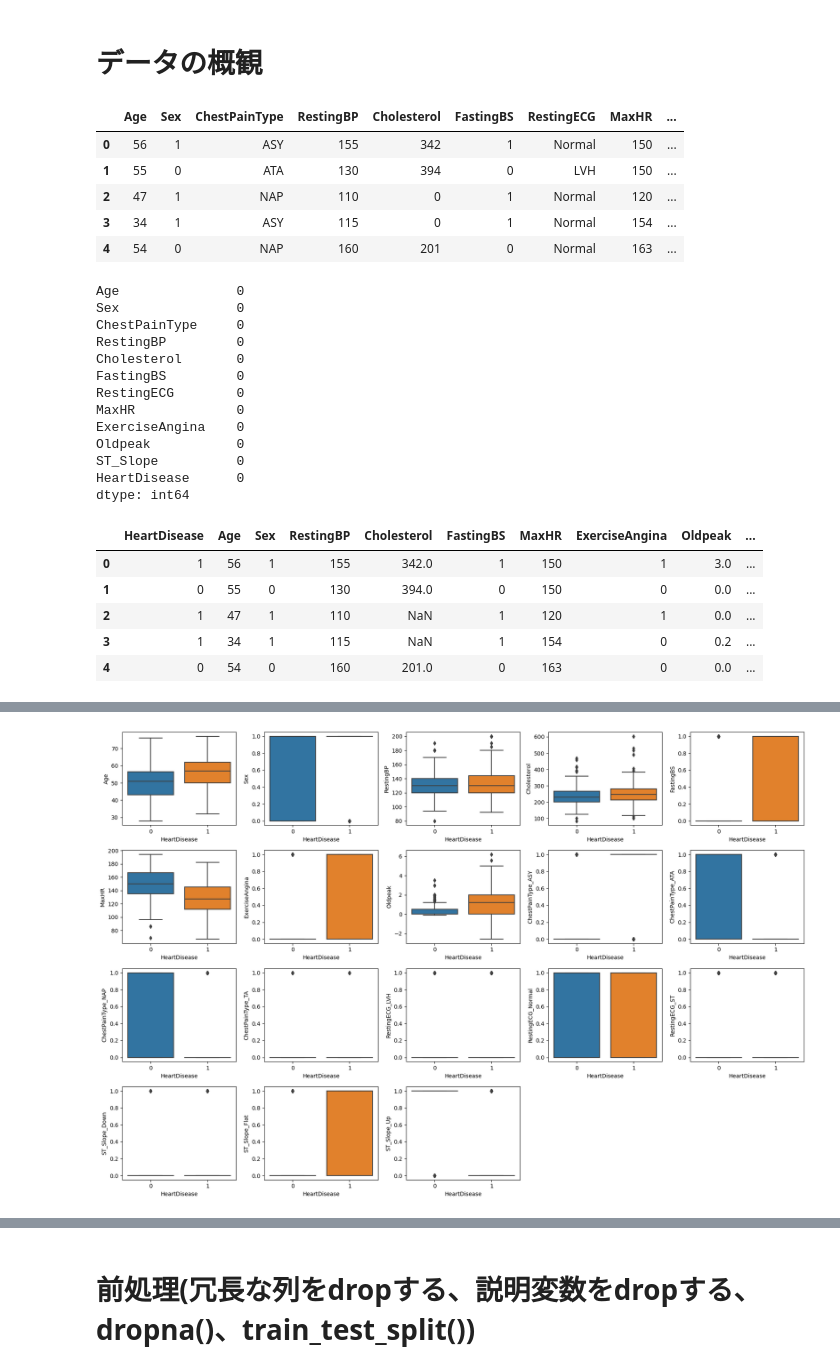
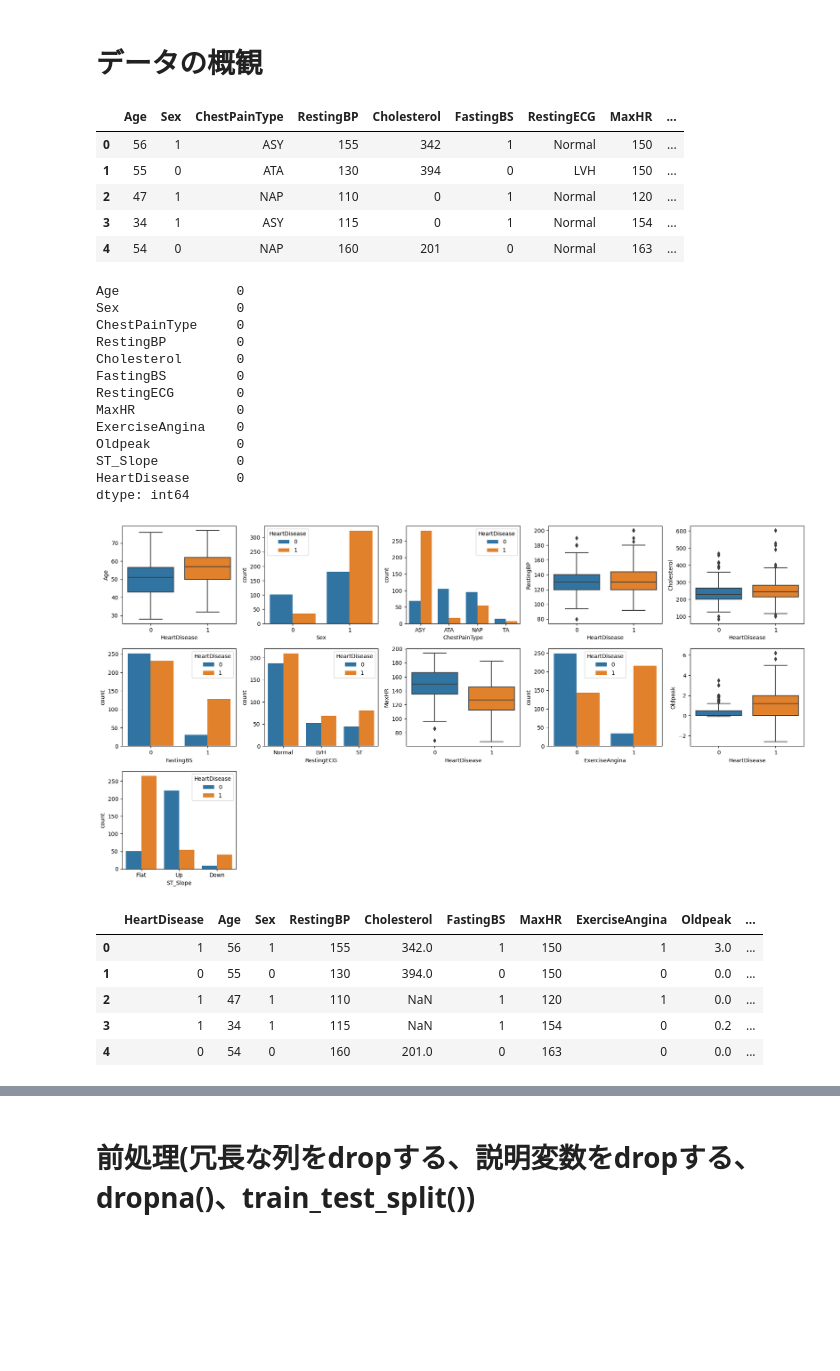
Before and after one commit to sushiizukatsu/problem2, a Jupyter notebook: problem2.ipynb, the cells around one changed output, grey strips where cells are left out. Drawn from its saved outputs; the diff is of its cells as text; code cells hidden in the pictures; blank space fills up the shorter version.

```diff
--- a/problem2.ipynb
+++ b/problem2.ipynb
@@ -87,39 +89,52 @@ display(df0.head())
 
 print(df0.isna().sum())
 
 # Cholesterol列の0をNaNに変換する
 df0.loc[df0['Cholesterol'] == 0, 'Cholesterol'] = np.nan
 
+# 良性/悪性で分けた箱ヒゲ図を描く(カテゴリ変数の場合棒グラフを描く)
+fig =plt.figure(figsize=[18,12])
+for i in range(0, df0.shape[1]-1):
+    axi = plt.subplot(4, 5, i+1)
+    if len(set(df0.iloc[:, i])) <=4:
+        # sns.boxplot(data=df0, y=df0.iloc[:, -1], x=df0.iloc[:, i], ax=axi)
+        sns.countplot(data=df0.iloc[:, [-1, i]], x=df0.columns[i], hue='HeartDisease', ax=axi)
+    else:
+        sns.boxplot(data=df0, x=df0.iloc[:, -1], y=df0.iloc[:, i], ax=axi)
+    plt.tight_layout() # 体裁をきれいにするおまじない
+plt.show()
+
 # One-Hotエンコーディングする(冗長な列も残しておく)
 df0_y = df0['HeartDisease'] # 目的変数を一旦避難させる
-df0 = df0.drop(columns='HeartDisease')
-df0 = pd.get_dummies(df0, drop_first=False)
-df0.insert(loc=0, column='HeartDisease', value=df0_y) # 目的変数を先頭に結合する
+df1 = df0.drop(columns='HeartDisease')
+df1 = pd.get_dummies(df1, drop_first=False)
+df1.insert(loc=0, column='HeartDisease', value=df0_y) # 目的変数を先頭に結合する
 
-display(df0.head())
-print(df0.shape)
+display(df1.head())
+print(df1.shape)
 
-print(df0.isna().sum())
+print(df1.isna().sum())
 # %% [output]
 |  | Age | Sex | ChestPainType | RestingBP | Cholesterol | FastingBS | RestingECG | MaxHR | ... |
 | 0 | 56 | 1 | ASY | 155 | 342 | 1 | Normal | 150 | ... |
 | 1 | 55 | 0 | ATA | 130 | 394 | 0 | LVH | 150 | ... |
 | 2 | 47 | 1 | NAP | 110 | 0 | 1 | Normal | 120 | ... |
 | 3 | 34 | 1 | ASY | 115 | 0 | 1 | Normal | 154 | ... |
 | 4 | 54 | 0 | NAP | 160 | 201 | 0 | Normal | 163 | ... |
 Age               0
 Sex               0
 ChestPainType     0
 RestingBP         0
 Cholesterol       0
 FastingBS         0
 RestingECG        0
 MaxHR             0
 ExerciseAngina    0
 Oldpeak           0
 ST_Slope          0
 HeartDisease      0
 dtype: int64
+[figure, added]
 |  | HeartDisease | Age | Sex | RestingBP | Cholesterol | FastingBS | MaxHR | ExerciseAngina | Oldpeak | ... |
 | 0 | 1 | 56 | 1 | 155 | 342.0 | 1 | 150 | 1 | 3.0 | ... |
 | 1 | 0 | 55 | 0 | 130 | 394.0 | 0 | 150 | 0 | 0.0 | ... |
@@ -143,14 +158,4 @@ ST_Slope_Down          0
 ST_Slope_Flat          0
 ST_Slope_Up            0
 dtype: int64
-# %%
-# 良性/悪性で分けた箱ヒゲ図を描く
-fig =plt.figure(figsize=[18,12])
-for i in range(0, df0.shape[1]-1):
-    axi = plt.subplot(4, 5, i+1)
-    sns.boxplot(data=df0, x=df0.iloc[:, 0], y=df0.iloc[:, i+1], ax=axi)
-    plt.tight_layout() # 体裁をきれいにするおまじない
-plt.show()
-# %% [output]
-[figure, removed]
 # %%
```
Also changed, not shown: parts of 26 cells of this notebook.
